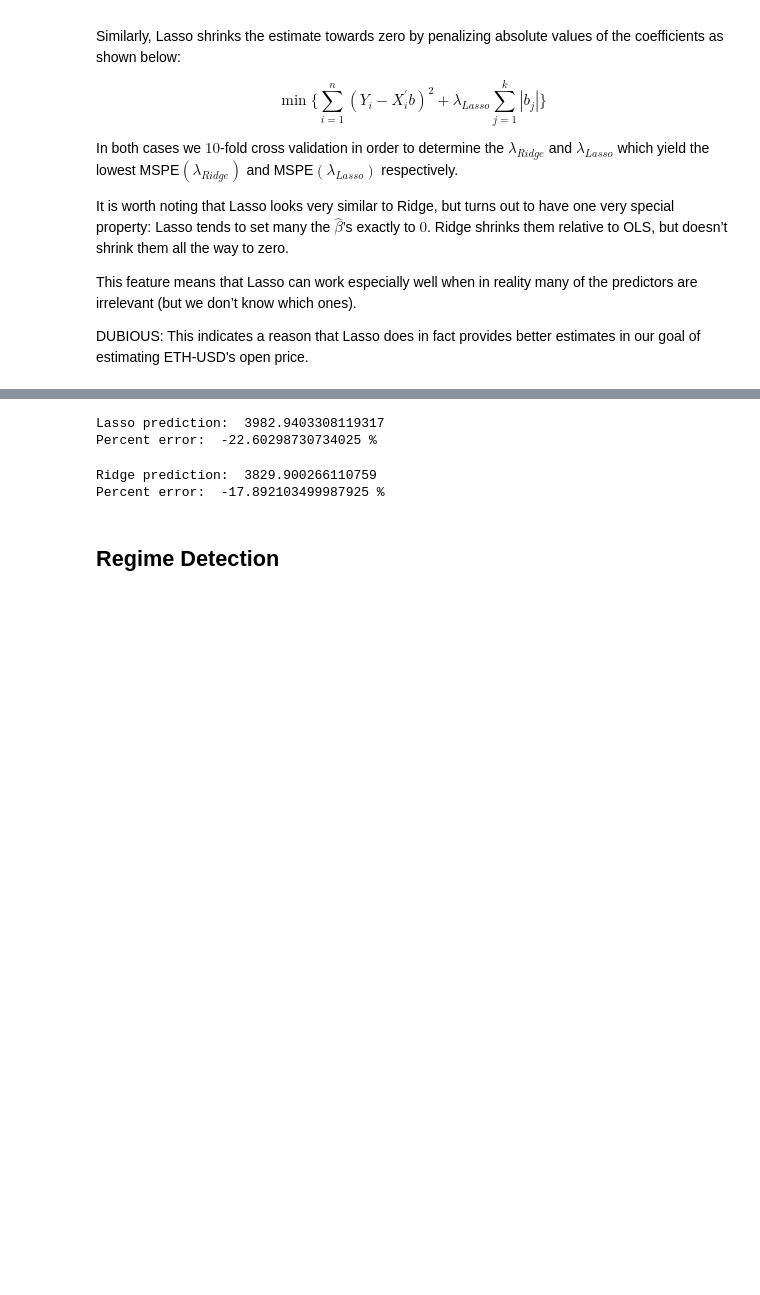
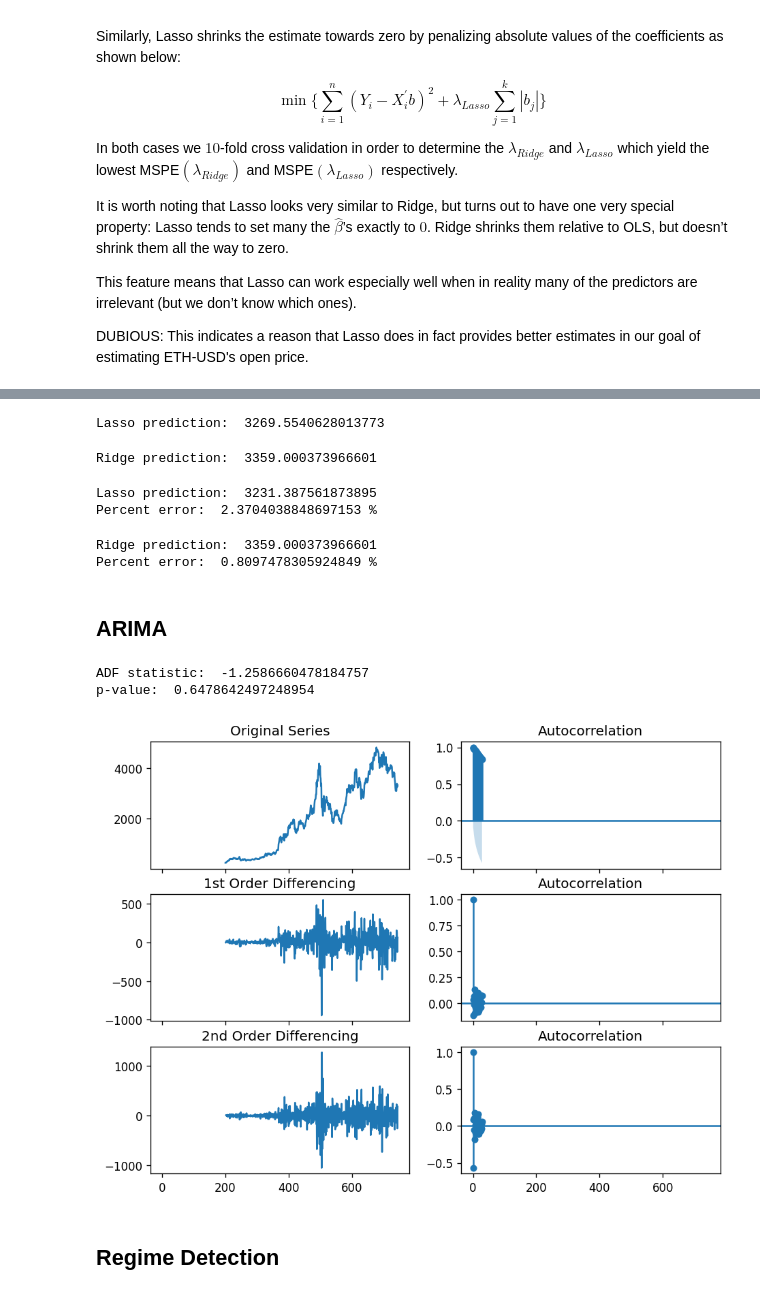
Before and after one commit to dsaha04/Trading-Algo, a Jupyter notebook: tradingalgo.ipynb, the cells around one changed output, grey strips where cells are left out. Saved outputs shown, nothing was run; the diff lists cells and outputs as text; code cells hidden in the pictures; blank space fills up the shorter version.

Commit message:
ARIMA

```diff
--- a/tradingalgo.ipynb
+++ b/tradingalgo.ipynb
@@ -57,10 +65,9 @@ df2 = df # backup
 # %%
 # Fills in NaN values for LASSO regression
-df = df.fillna(method ='ffill')[1:]
-df.isnull().sum(axis = 0)
-df = df.values
+df2 = df2.fillna(method ='ffill')[1:]
+df2 = df2.values
 
-X, y = df[:, 1:], df[:, 0]
+X, y = df2[:, 1:], df2[:, 0]
 
 # define model evaluation method via repeated K-Fold Cross Validation
 cv = RepeatedKFold(n_splits = 10, n_repeats = 3, random_state = 1)
@@ -101,17 +108,58 @@ alpha: 0.040000
 # %%
-# Price on 2022-01-13 LASSO CV
-print("Lasso prediction: " , model.predict([df[-1][1:]])[0])
-print("Percent error: " , 100*(df[-1][0] - model.predict([df[-1][1:]])[0])/df[-1][0] , "%")
+# Price prediction n days from now using LASSO CV
+print("Lasso prediction: " , model.predict([df2[-1][1:]])[0])
 # %% [output]
-Lasso prediction:  3982.9403308119317
-Percent error:  -22.60298730734025 %
+Lasso prediction:  3269.5540628013773
 # %%
-# Price on 2022-01-13 RIDGE CV
-print("Ridge prediction: " , model2.predict([df[-1][1:]])[0])
-print("Percent error: " , 100*(df[-1][0] - model2.predict([df[-1][1:]])[0])/df[-1][0] , "%")
+# Price prediction n days from now using RIDGE CV
+print("Ridge prediction: " , model2.predict([df2[-1][1:]])[0])
 # %% [output]
-Ridge prediction:  3829.900266110759
-Percent error:  -17.892103499987925 %
+Ridge prediction:  3359.000373966601
+# %%
+# Today's price prediction from n days ago using LASSO CV
+print("Lasso prediction: " , model.predict([df2[-n-1][1:]])[0])
+print("Percent error: " , 100*(df2[-n-1][0] - model.predict([df2[-n-1][1:]])[0])/df2[-n-1][0] , "%")
+# %% [output]
+Lasso prediction:  3231.387561873895
+Percent error:  2.3704038848697153 %
+# %%
+# Today's price prediction from n days ago using Ridge CV
+print("Ridge prediction: " , model2.predict([df2[-1][1:]])[0])
+print("Percent error: " , 100*(df2[-n-1][0] - model2.predict([df2[-n-1][1:]])[0])/df2[-n-1][0] , "%")
+# %% [output]
+Ridge prediction:  3359.000373966601
+Percent error:  0.8097478305924849 %
+# %% [markdown]
+## ARIMA
+# %%
+# Finding order of differencing
+series = pd.DataFrame(df2[:,1], columns=['vals'])[200:]
+print("ADF statistic: " , adfuller(series)[0])
+print("p-value: " , adfuller(series)[1])
+
+# markdown this later: non-stationary, so must apply differencing
+
+plt.rcParams.update({'figure.figsize':(9,7), 'figure.dpi':120})
+
+series
+# Original Series
+fig, axes = plt.subplots(3, 2, sharex=True)
+axes[0, 0].plot(series.vals); axes[0, 0].set_title('Original Series')
+plot_acf(series.vals, ax=axes[0, 1])
+
+# 1st Differencing
+axes[1, 0].plot(series.vals.diff()); axes[1, 0].set_title('1st Order Differencing')
+plot_acf(series.vals.diff().dropna(), ax=axes[1, 1])
+
+# 2nd Differencing
+axes[2, 0].plot(series.vals.diff().diff()); axes[2, 0].set_title('2nd Order Differencing')
+plot_acf(series.vals.diff().diff().dropna(), ax=axes[2, 1])
+
+plt.show()
+# %% [output]
+ADF statistic:  -1.2586660478184757
+p-value:  0.6478642497248954
+[figure, added]
 # %% [markdown]
 ## Regime Detection
 # %% [markdown]
```
Also changed, not shown: parts of 4 cells of this notebook.
